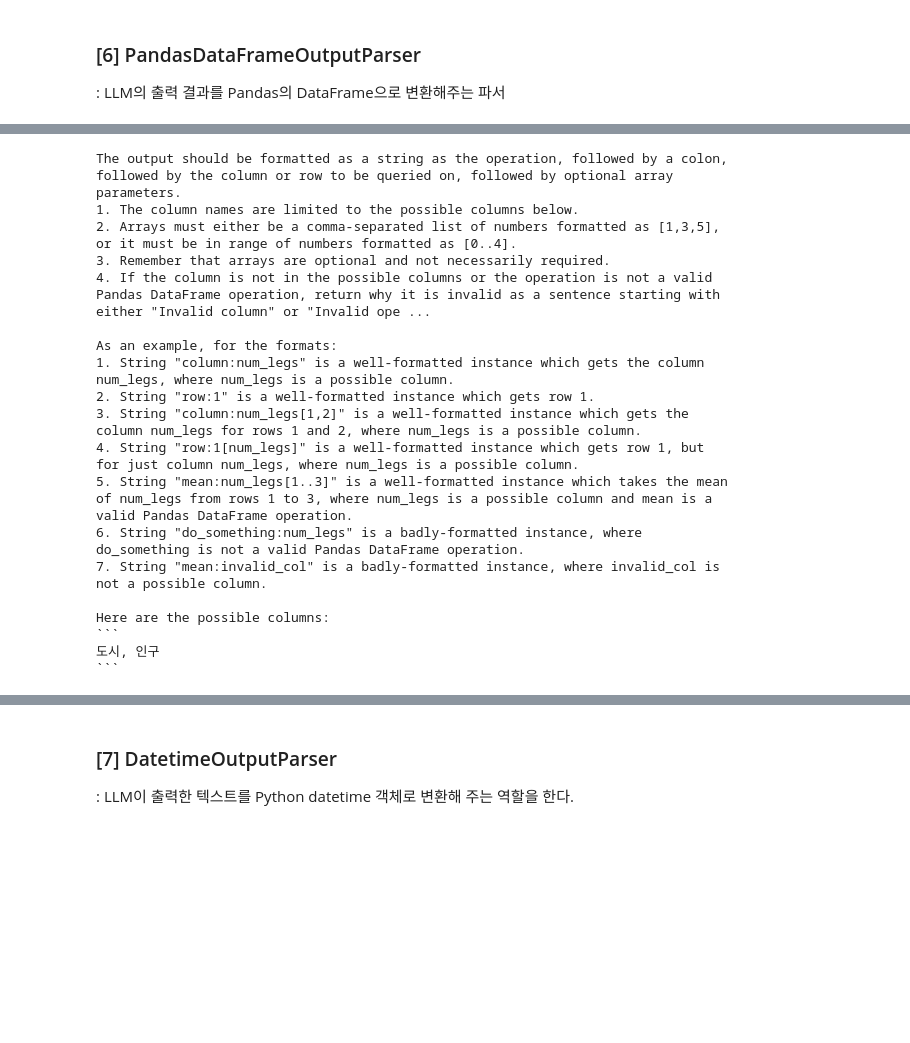
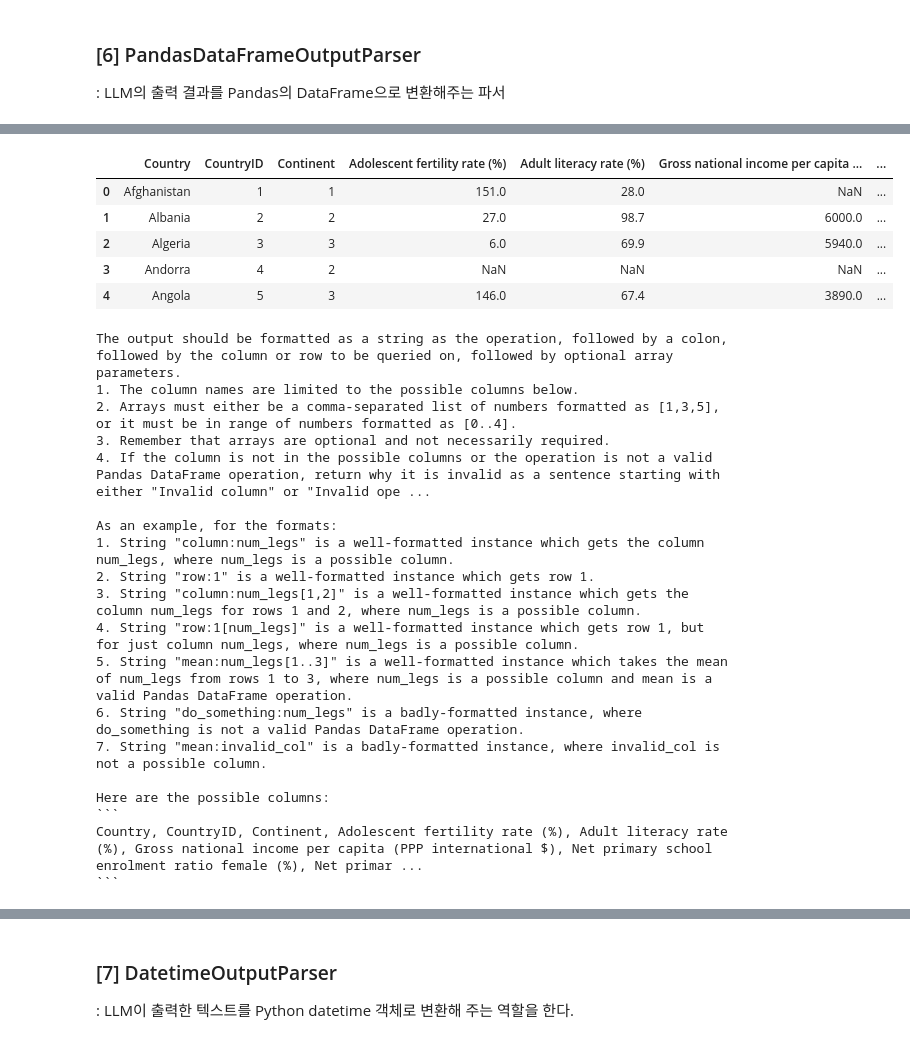
Before and after one commit to digicope/ai-agent-lab-0922, a Jupyter notebook: 실습소스/04_LangChain 기본/04_출력 파서.ipynb, the cells around one changed output, grey strips where cells are left out. Cells and saved outputs as stored; diff of their text form; code cells hidden in the pictures; blank space fills up the shorter version.

````diff
--- a/실습소스/04_LangChain 기본/04_출력 파서.ipynb
+++ b/실습소스/04_LangChain 기본/04_출력 파서.ipynb
@@ -428,3 +425,14 @@ LLM 출력: [
+# %%
+# 원하는 Pandas DataFrame을 정의합니다.
+df = pd.read_csv("WHO_first9cols.csv")
+df.head()
+# %% [output]
+|  | Country | CountryID | Continent | Adolescent fertility rate (%) | Adult literacy rate (%) | Gross national income per capita ... | ... |
+| 0 | Afghanistan | 1 | 1 | 151.0 | 28.0 | NaN | ... |
+| 1 | Albania | 2 | 2 | 27.0 | 98.7 | 6000.0 | ... |
+| 2 | Algeria | 3 | 3 | 6.0 | 69.9 | 5940.0 | ... |
+| 3 | Andorra | 4 | 2 | NaN | NaN | NaN | ... |
+| 4 | Angola | 5 | 3 | 146.0 | 67.4 | 3890.0 | ... |
 # %%
 import pprint
 from typing import Any, Dict
@@ -435,20 +443,17 @@ from langchain_core.prompts import PromptTemplate
 from langchain_openai import ChatOpenAI
 
 
-# 출력 목적으로만 사용됩니다.
+# 출력 포맷 지정
 def format_parser_output(parser_output: Dict[str, Any]) -> None:
-    # 파서 출력의 키들을 순회합니다.
     for key in parser_output.keys():
-        # 각 키의 값을 딕셔너리로 변환합니다.
         parser_output[key] = parser_output[key].to_dict()
-    # 예쁘게 출력합니다.
     return pprint.PrettyPrinter(width=4, compact=True).pprint(parser_output)
 
 
-# 파서를 설정하고 프롬프트 템플릿에 지시사항을 주입합니다.
+# 파서 설정
 parser = PandasDataFrameOutputParser(dataframe=df)
 
-# 파서의 지시사항을 출력합니다.
+# 파서의 지시사항 출력
 print(parser.get_format_instructions())
 # %% [output]
 The output should be formatted as a string as the operation, followed by a colon, followed by the column or row to be queried on, followed by optional array parameters.
@@ -468,5 +473,5 @@ As an example, for the formats:
 
 Here are the possible columns:
 ```
-도시, 인구
+Country, CountryID, Continent, Adolescent fertility rate (%), Adult literacy rate (%), Gross national income per capita (PPP international $), Net primary school enrolment ratio female (%), Net primar ...
 ```
````
Also changed, not shown: parts of 5 cells of this notebook, 1 other file.
